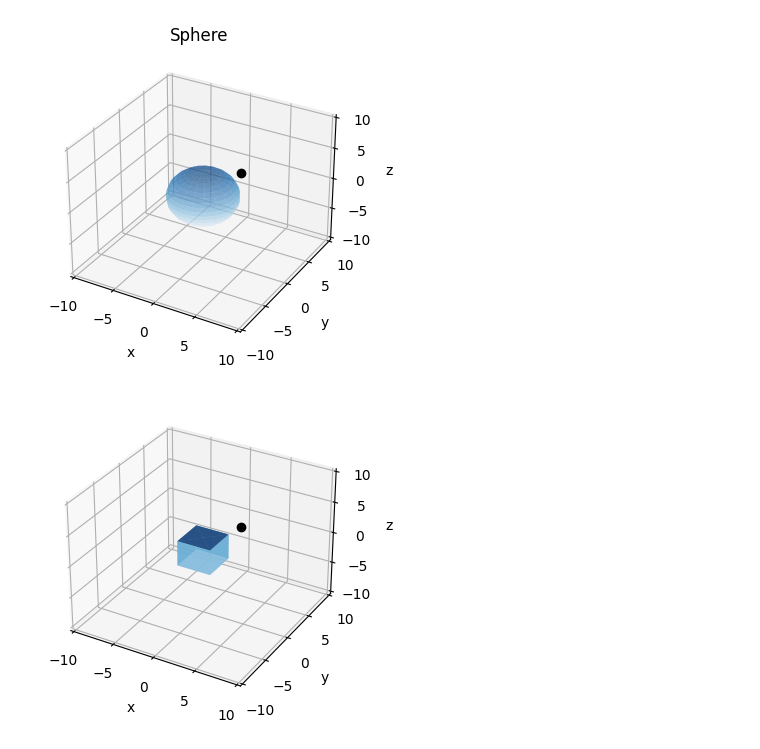
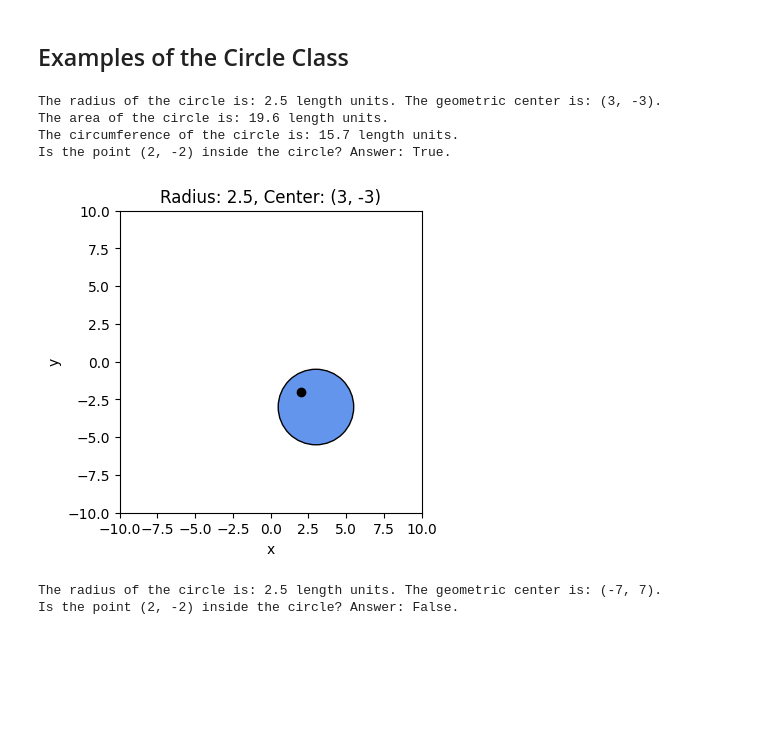
Before and after one commit to Anna-MariaSjolund/Python-Programming-Anna-MariaSjolund, a Jupyter notebook: Labs/Lab3/geometry_examples.ipynb, the cells around one changed output. Saved outputs shown, nothing was run; the diff lists cells and outputs as text; code cells hidden in the pictures; blank space fills up the shorter version.

Commit message:
Added examples and plots (real examples, and not tests)

```diff
--- a/Labs/Lab3/geometry_examples.ipynb
+++ b/Labs/Lab3/geometry_examples.ipynb
@@ -24,10 +8,0 @@ rect.plot_figure(fixed_scale10=True, point=(0, 0))
-# %%
-sph = Sphere(4)
-sph.plot_figure(fixed_scale10=True, point=(3, 3, 3))
-# %% [output]
-[figure, removed]
-# %%
-cub = Cube(4)
-cub.plot_figure(fixed_scale10=True, point=(3,3,3))
-# %% [output]
-[figure, removed]
@@ -77,0 +9,26 @@ cub.plot_figure(fixed_scale10=True, point=(3,3,3))
+# %% [markdown]
+## Examples of the Circle Class
+# %%
+circ = Circle(2.5, 3, -3)
+print(circ)
+print(f"The area of the circle is: {circ.area():.1f} length units.")
+print(f"The circumference of the circle is: {circ.circumference():.1f} length units.")
+print(f"Is the point (2, -2) inside the circle? Answer: {circ.is_inside(2, -2)}.")
+# %% [output]
+The radius of the circle is: 2.5 length units. The geometric center is: (3, -3).
+The area of the circle is: 19.6 length units.
+The circumference of the circle is: 15.7 length units.
+Is the point (2, -2) inside the circle? Answer: True.
+# %%
+#Plots the circle and the point that was tested with the is_inside-function (above).
+circ.plot_figure(fixed_scale10=True, point=(2, -2))
+# %% [output]
+[figure, added]
+# %%
+#Uses the translate-function to move the circle.
+circ.translate(-7, 7)
+print(circ)
+print(f"Is the point (2, -2) inside the circle? Answer: {circ.is_inside(2, -2)}.")
+# %% [output]
+The radius of the circle is: 2.5 length units. The geometric center is: (-7, 7).
+Is the point (2, -2) inside the circle? Answer: False.
```
Also changed, not shown: parts of 26 cells of this notebook.
